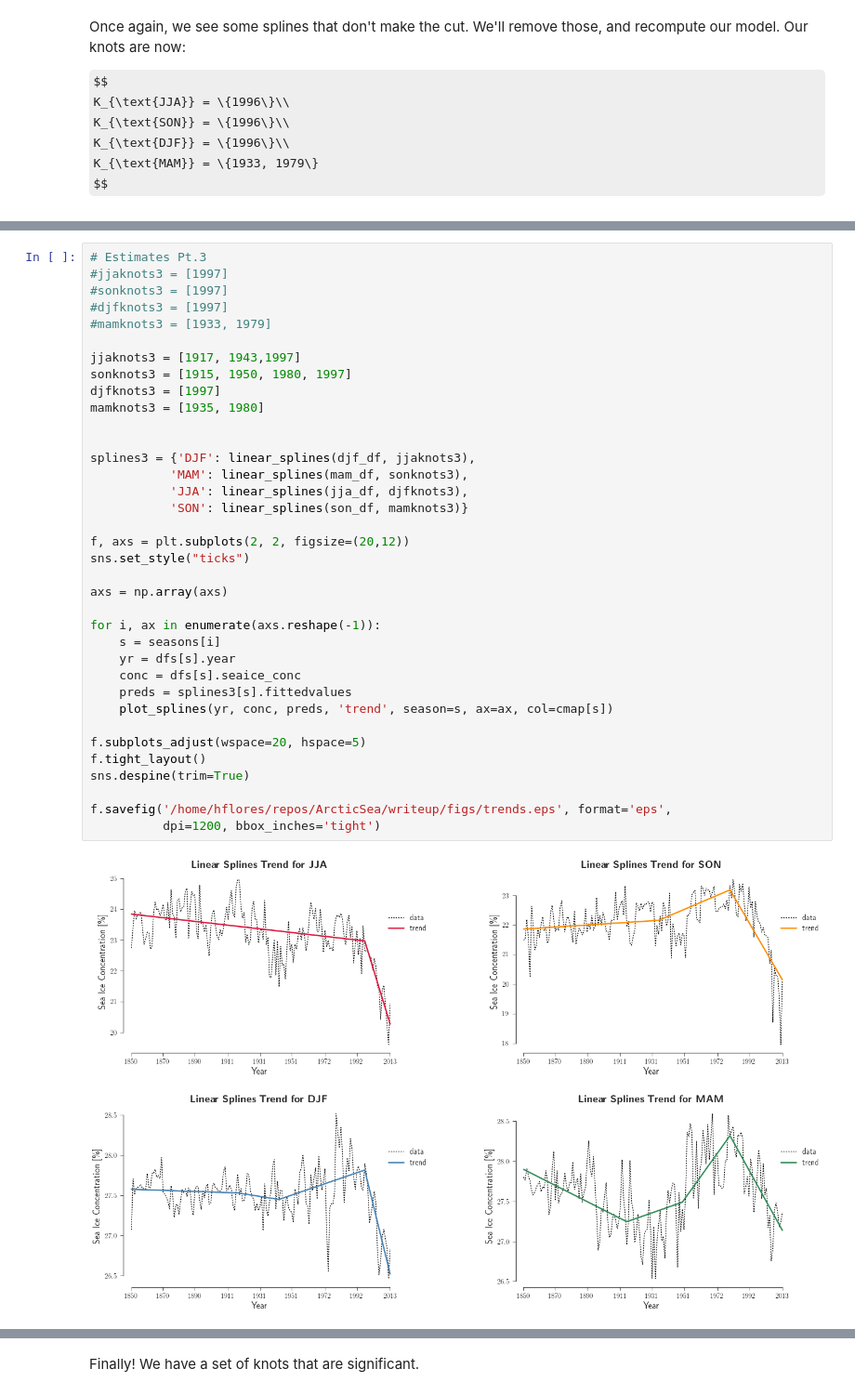
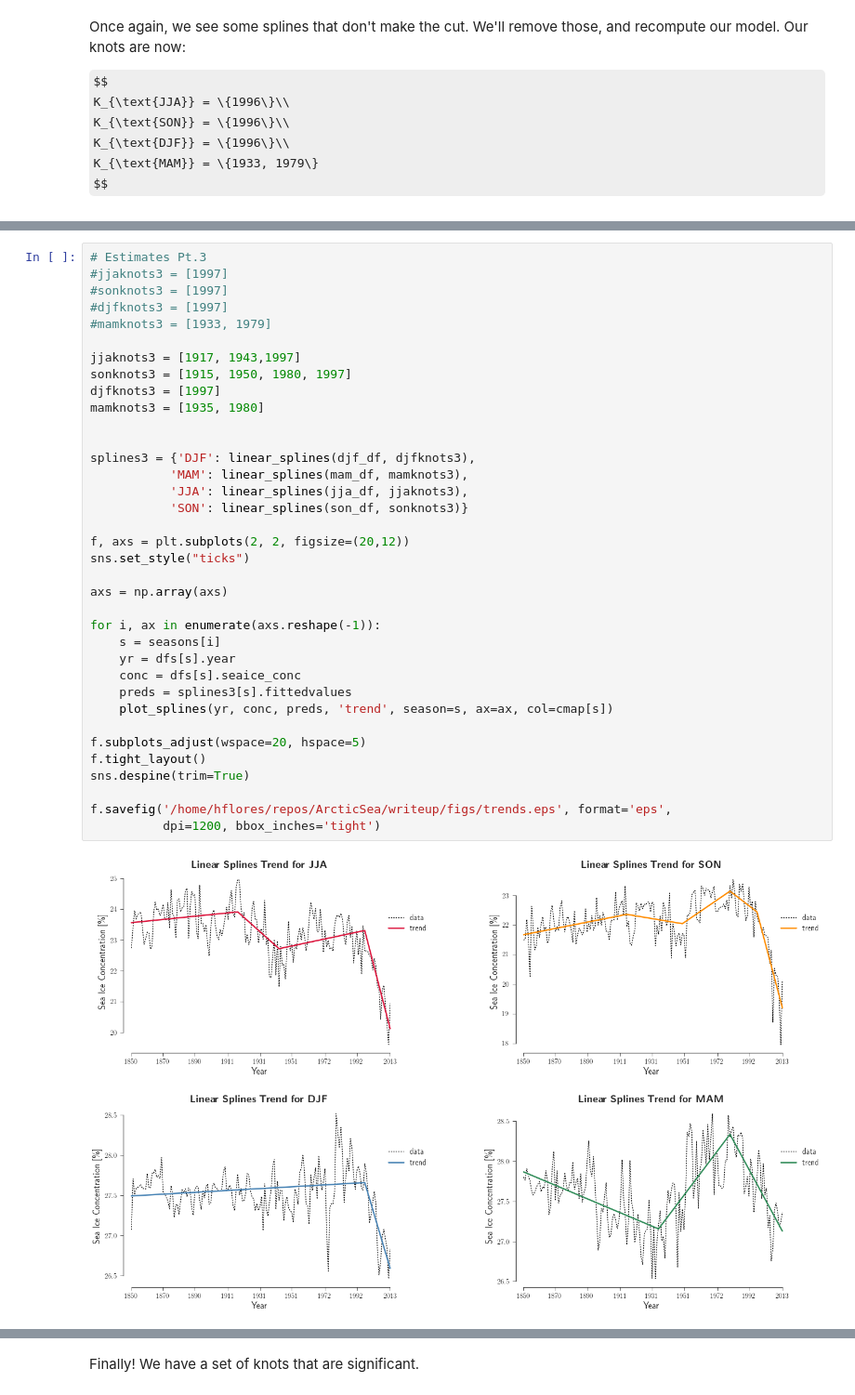
Before and after one commit to hfloresr/ArcticSea, a Jupyter notebook: notebooks/seaice_splines.ipynb, the cells around one changed output, grey strips where cells are left out. Shown at 93% size. Cells and saved outputs as stored; diff of their text form; some formulas as TeX source.

```diff
--- a/notebooks/seaice_splines.ipynb
+++ b/notebooks/seaice_splines.ipynb
@@ -300,38 +300,38 @@ IPython.OutputArea.prototype._should_scroll = function(lines) {
 #sonknots3 = [1997]
 #djfknots3 = [1997]
 #mamknots3 = [1933, 1979]
 
 jjaknots3 = [1917, 1943,1997]
 sonknots3 = [1915, 1950, 1980, 1997]
 djfknots3 = [1997]
 mamknots3 = [1935, 1980]
 
 
-splines3 = {'DJF': linear_splines(djf_df, jjaknots3),
-           'MAM': linear_splines(mam_df, sonknots3),
-           'JJA': linear_splines(jja_df, djfknots3),
-           'SON': linear_splines(son_df, mamknots3)}
+splines3 = {'DJF': linear_splines(djf_df, djfknots3),
+           'MAM': linear_splines(mam_df, mamknots3),
+           'JJA': linear_splines(jja_df, jjaknots3),
+           'SON': linear_splines(son_df, sonknots3)}
 
 f, axs = plt.subplots(2, 2, figsize=(20,12))
 sns.set_style("ticks")
 
 axs = np.array(axs)
 
 for i, ax in enumerate(axs.reshape(-1)):
     s = seasons[i]
     yr = dfs[s].year
     conc = dfs[s].seaice_conc
     preds = splines3[s].fittedvalues
     plot_splines(yr, conc, preds, 'trend', season=s, ax=ax, col=cmap[s])
 
 f.subplots_adjust(wspace=20, hspace=5)
 f.tight_layout()
 sns.despine(trim=True)
 
 f.savefig('/home/hflores/repos/ArcticSea/writeup/figs/trends.eps', format='eps',
           dpi=1200, bbox_inches='tight')
 # %% [output]
-[figure, old version]
+[figure, new version]
 # %%
 # Bonferonnis Pt.3
 mu_hat3 = {season: spl.mu for season, spl in splines3.items()}
```
Also changed, not shown: parts of 1 cell of this notebook, 6 other files.
